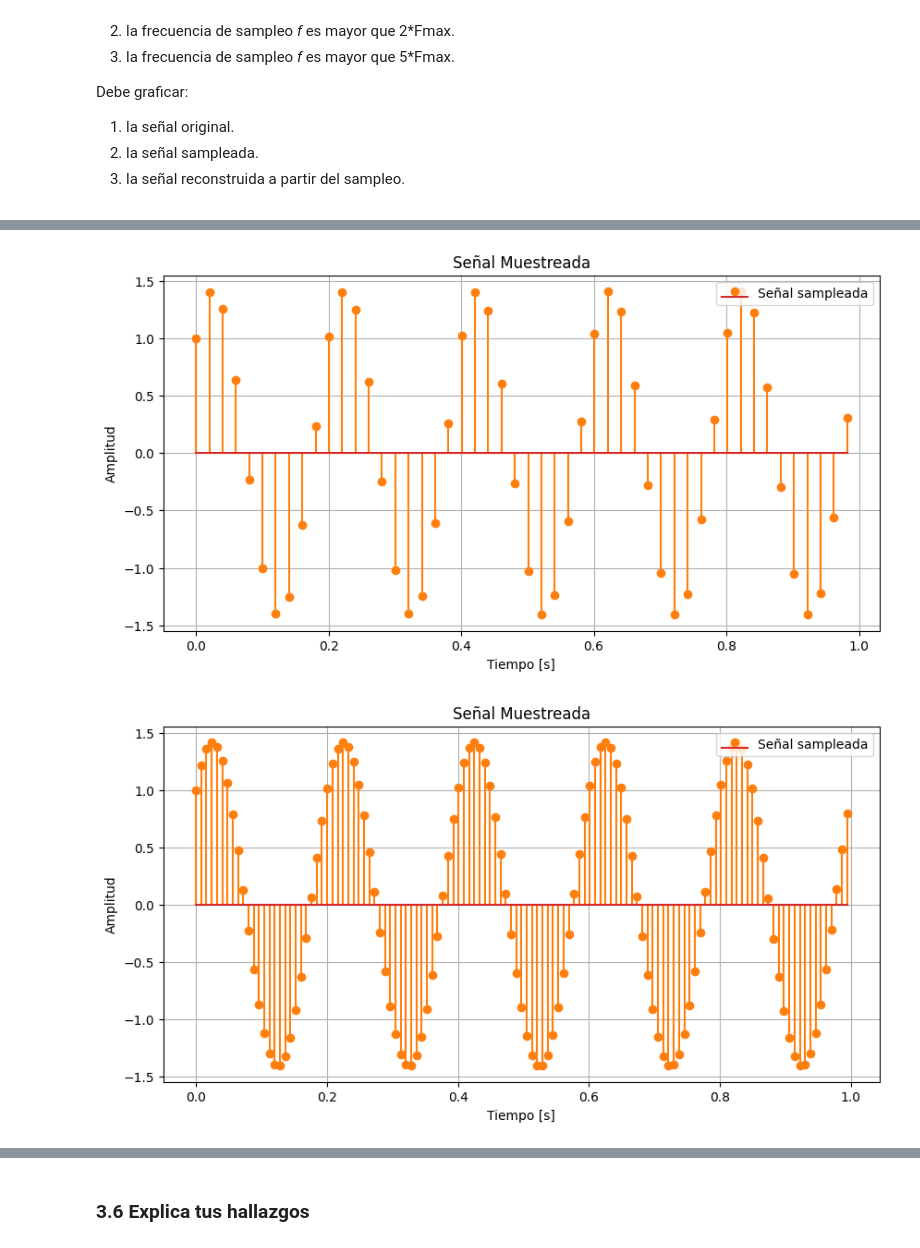
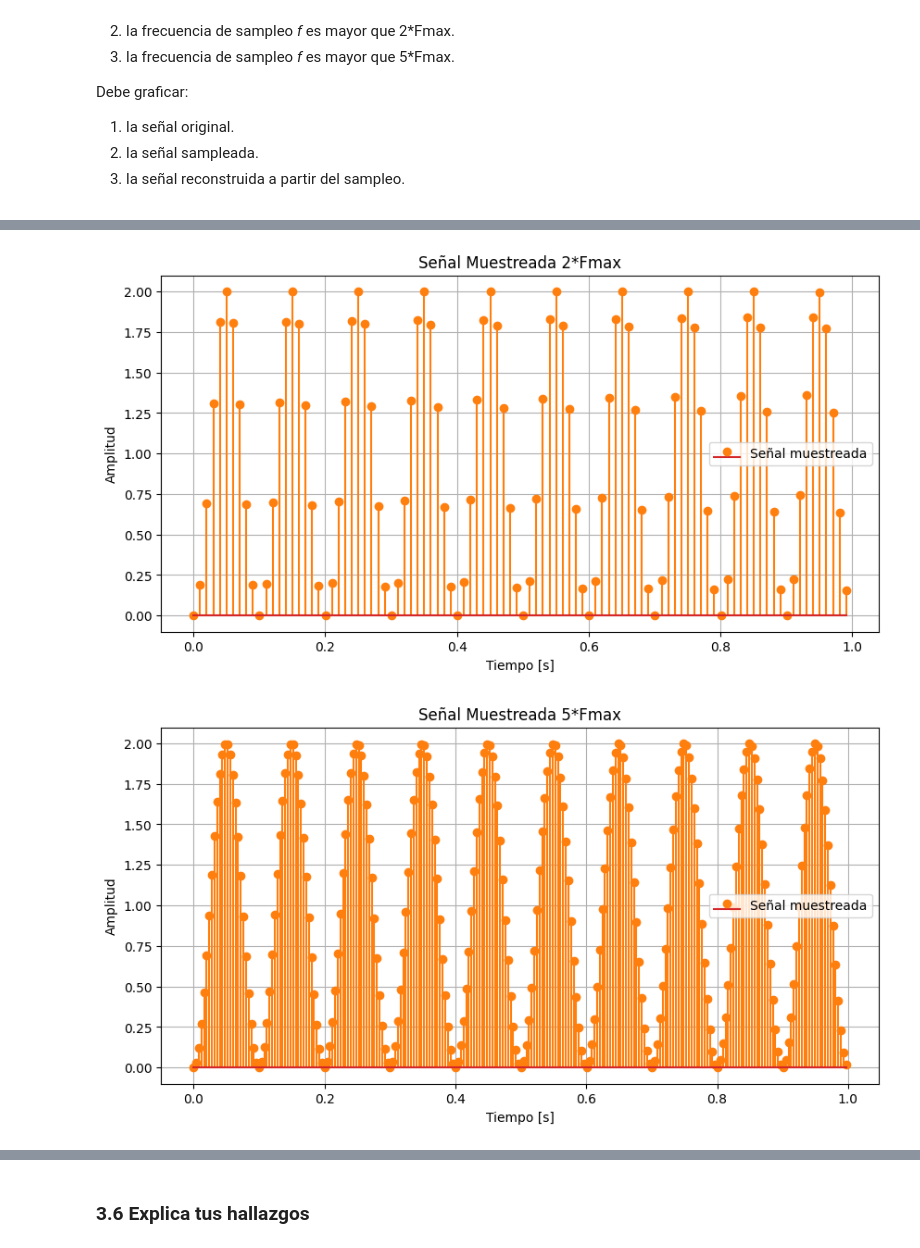
Before and after one commit to Soldatwar/EIE-401_Gallardo_Felipe_Actividades, a Jupyter notebook: Actividad_2/Actividad_2_GallardoFelipe_ID.ipynb, the cells around one changed output, grey strips where cells are left out. Drawn from its saved outputs; the diff is of its cells as text; code cells hidden in the pictures.

```diff
--- a/Actividad_2/Actividad_2_GallardoFelipe_ID.ipynb
+++ b/Actividad_2/Actividad_2_GallardoFelipe_ID.ipynb
@@ -67,20 +71,20 @@ Incluye la ecuación en una celda de tu notebook usando LATEX.
 # %%
 # Definir el tiempo
 f = 5
-t = np.linspace(0, 1, 500)
+t1 = np.linspace(0, 1, 1000)
 
 # Crear las señales senoidales
-señalsen = np.sin(2 * np.pi * f * t)
-señalcos = np.cos(2 * np.pi * f * t)
+señalsen1 = np.sin(2 * np.pi * f * t1) ** 2
+señalsen2 = np.sin(2 * np.pi * f * t1) ** 2
 
 # Sumar las señales
-suma_s = señalsen + señalcos
+suma_s = señalsen1 + señalsen2
 
 # Graficar las señales
 plt.figure(figsize=(10,5))
-plt.plot(t, señalsen, label='$f_1(t) = sin(2\pi 5t)$')
-plt.plot(t, señalcos, label='$f_2(t) = cos(2\pi 5t)$')
-plt.plot(t, suma_s, label='$f(t) = f_1(t) + f_2(t)$')
+plt.plot(t1, señalsen1, label='$f_1(t) = sin^2(2\pi 5t)$')
+plt.plot(t1, señalsen2, label='$f_2(t) = sin^2(2\pi 5t)$')
+plt.plot(t1, suma_s, label='$f(t) = f_1(t) + f_2(t)$')
 plt.title('Señales y Suma')
 plt.xlabel('Tiempo [s]')
 plt.ylabel('Amplitud')
@@ -219,11 +223,11 @@ plt.show()
 # %%
 # Parámetros de la señal
-fs1 = 30
-fs2 = 10
-fs3 = 4
+fs1 = 18  # Equivalenta a Fmax < fs < 2*Fmax
+fs2 = 10  # Equivalenta a 2*Fmax
+fs3 = 4   # Equivalenta a 5*Fmax
 
 # Generar la señal triangular
-t = np.linspace(0, 1, 500)
+t1 = np.linspace(0, 1, 1000)
 
 fs = 10
 
@@ -234,8 +238,8 @@ suma_s_muestreada3 = suma_s[::fs3]
 
 # Graficar la señal muestreada
 plt.figure(figsize=(10, 5))
-plt.stem(t[::fs1], suma_s_muestreada, linefmt='C1-', markerfmt='C1o', label='Señal sampleada')
-plt.title('Señal Muestreada')
+plt.stem(t1[::fs1], suma_s_muestreada, linefmt='C1-', markerfmt='C1o', label='Señal muestreada')
+plt.title('Señal Muestreada Fmax < fs < 2*Fmax ')
 plt.xlabel('Tiempo [s]')
 plt.ylabel('Amplitud')
 plt.legend()
@@ -244,8 +248,8 @@ plt.show()
 
 # Graficar la señal muestreada
 plt.figure(figsize=(10, 5))
-plt.stem(t[::fs2], suma_s_muestreada2, linefmt='C1-', markerfmt='C1o', label='Señal sampleada')
-plt.title('Señal Muestreada')
+plt.stem(t1[::fs2], suma_s_muestreada2, linefmt='C1-', markerfmt='C1o', label='Señal muestreada')
+plt.title('Señal Muestreada 2*Fmax')
 plt.xlabel('Tiempo [s]')
 plt.ylabel('Amplitud')
 plt.legend()
@@ -254,8 +258,8 @@ plt.show()
 
 # Graficar la señal muestreada
 plt.figure(figsize=(10, 5))
-plt.stem(t[::fs3], suma_s_muestreada3, linefmt='C1-', markerfmt='C1o', label='Señal sampleada')
-plt.title('Señal Muestreada')
+plt.stem(t1[::fs3], suma_s_muestreada3, linefmt='C1-', markerfmt='C1o', label='Señal muestreada')
+plt.title('Señal Muestreada 5*Fmax')
 plt.xlabel('Tiempo [s]')
 plt.ylabel('Amplitud')
 plt.legend()
@@ -266,3 +270,3 @@ plt.show()
-[figure, old version]
+[figure, new version]
-[figure, old version]
+[figure, new version]
 # %%
```
Also changed, not shown: parts of 10 cells of this notebook.
